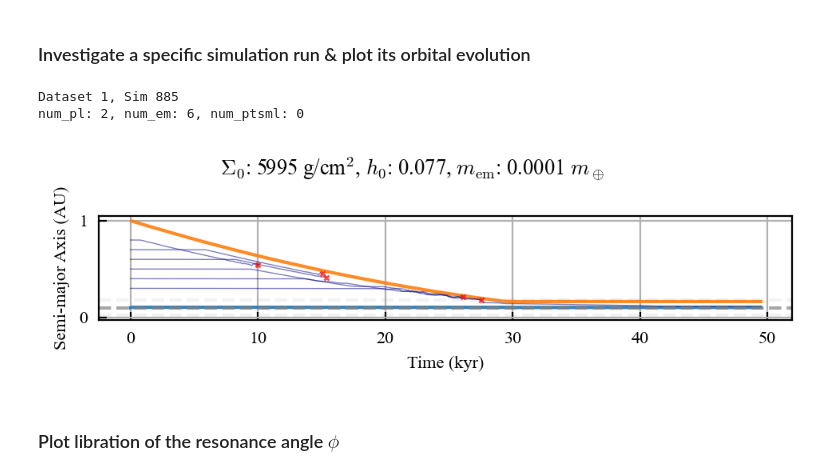
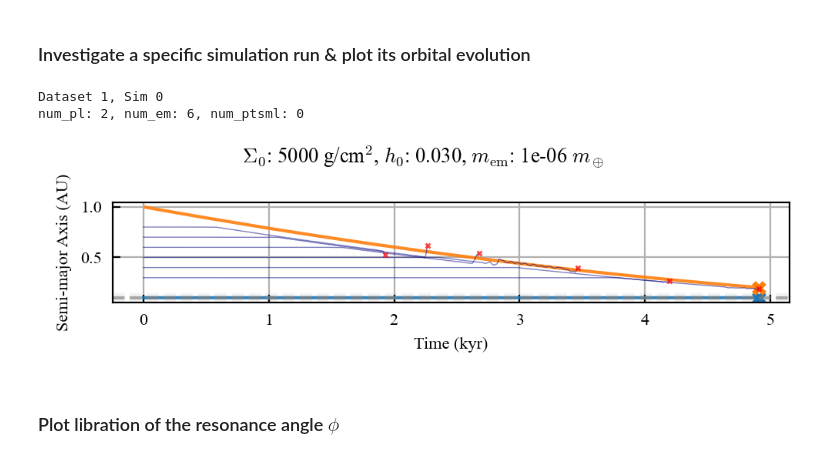
Before and after one commit to dchen10Git/uh-ifa-reu-2026, a Jupyter notebook: analyze_one_sim.ipynb, the cells around one changed output. Cells and saved outputs as stored; diff of their text form; code cells hidden in the pictures.

```diff
--- a/analyze_one_sim.ipynb
+++ b/analyze_one_sim.ipynb
@@ -38,7 +38,7 @@ r_sun = u.Rsun.to(u.AU)
 # %% [markdown]
 ### Investigate a specific simulation run & plot its orbital evolution
 # %%
-%matplotlib inline
+%matplotlib widget
 
 def plot_system(saved_sim, elements, num_pl, num_em, num_ptsml, t_units='kyr'):
     '''
@@ -299,36 +299,36 @@ def plot_system(saved_sim, elements, num_pl, num_em, num_ptsml, t_units='kyr'):
     plt.tight_layout(); plt.show()
     # plt.savefig("Figures/orbital_evo.svg", bbox_inches="tight")
 
 dataset_id = 1
-sim_id = 885
+sim_id = 0
 
 elements = ['a']
 
 for sim_id in range(sim_id, sim_id+1, 10):
 # for sim_id in inside_d:
     base_dir = Path.cwd()
     file_path = base_dir.parent / f"sim_results/dataset{dataset_id}" / f"sim{sim_id}.h5"
 
     try:
         saved_sim = reb_sims.load_simulation_run(file_path)
     except FileNotFoundError:
         print(f"Sim {sim_id} not found")
         continue
 
     sim_data, metadata = saved_sim
     m_star = metadata['m_star']
     rock_names = list(sim_data.keys())
     rocks = {p: sim_data[p] for p in rock_names}
     num_pl, num_em, num_ptsml = metadata['num_pl'], metadata['num_em'], metadata['num_ptsml']
 
     print(f"Dataset {dataset_id}, Sim {sim_id}")
     print(f"num_pl: {metadata['num_pl']}, num_em: {metadata['num_em']}, num_ptsml: {metadata['num_ptsml']}")
     # plot_system(saved_sim, ['a', 'e', 'P_ratio', 'tau_a'], num_pl, num_em, num_ptsml)
     plot_system(saved_sim, elements, num_pl, num_em, num_ptsml)
 # %% [output]
-Dataset 1, Sim 885
+Dataset 1, Sim 0
 num_pl: 2, num_em: 6, num_ptsml: 0
-[figure, old version]
+[figure, new version]
 # %% [markdown]
 ### Plot libration of the resonance angle $\phi$
 # %%
```
Also changed, not shown: 4 other files.
